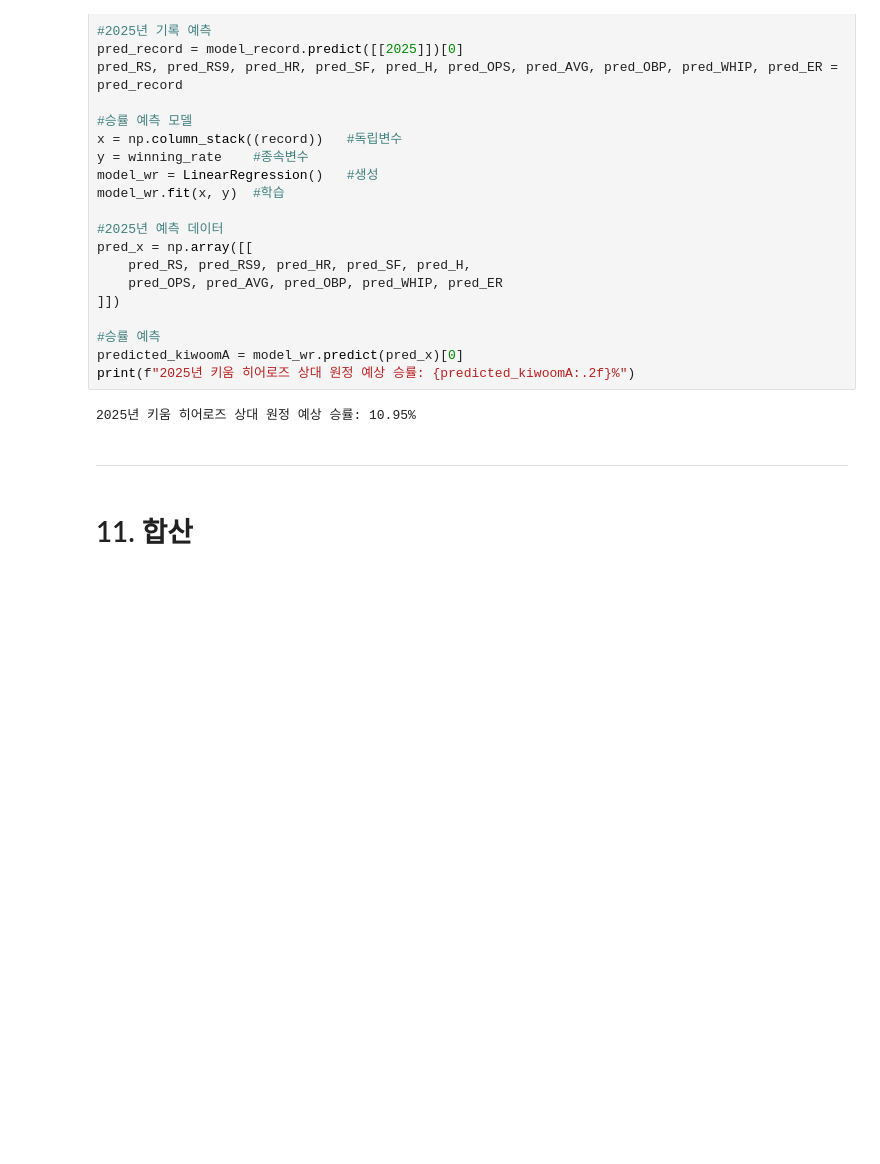
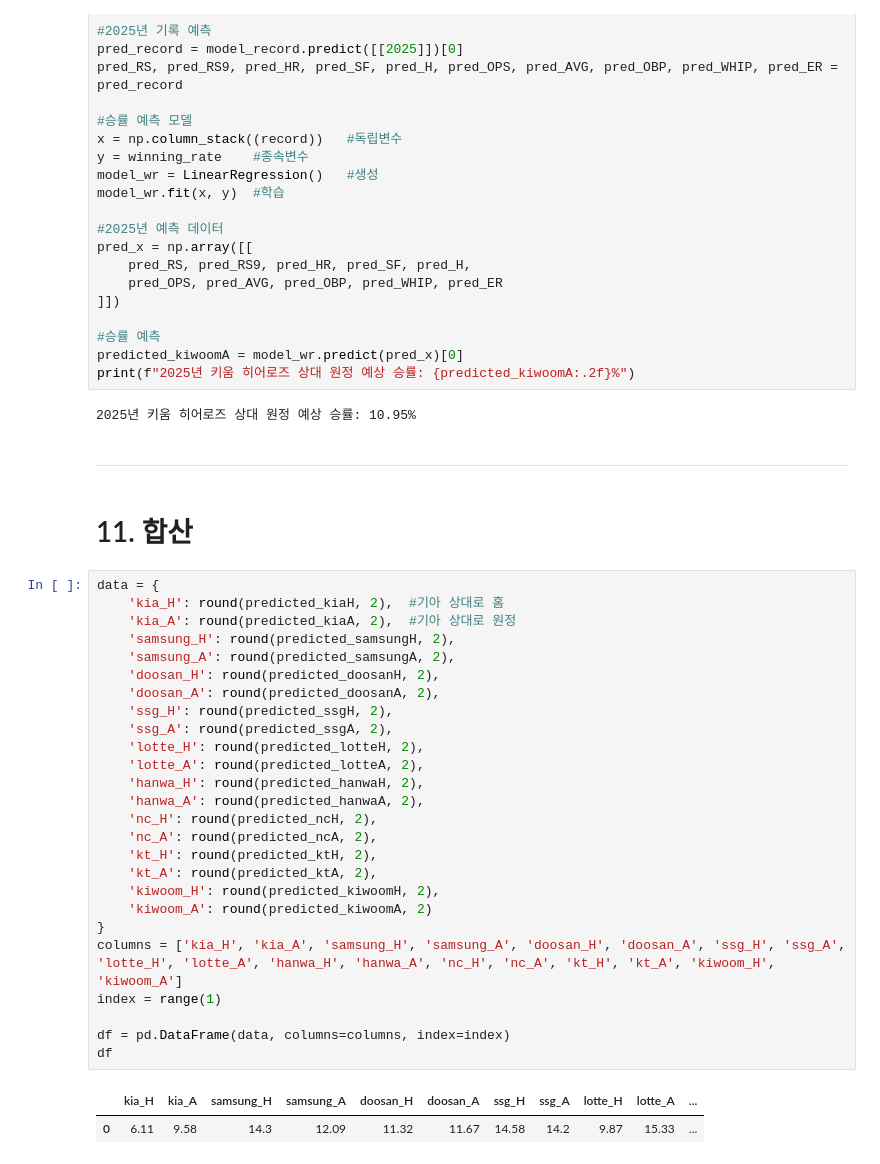
Before and after one commit to IAMKIMEUNSEO/predict2025_kbo_lgtwins_winning_rate, a Jupyter notebook: lgtwins.ipynb, the cells around one changed output. Saved outputs shown, nothing was run; the diff lists cells and outputs as text; blank space fills up the shorter version.

```diff
--- a/lgtwins.ipynb
+++ b/lgtwins.ipynb
@@ -1826,3 +1826,32 @@ print(f"2025년 키움 히어로즈 상대 원정 예상 승률: {predicted_kiwo
 ---
 # %% [markdown]
 # 11. 합산
+# %%
+data = {
+    'kia_H': round(predicted_kiaH, 2),  #기아 상대로 홈
+    'kia_A': round(predicted_kiaA, 2),  #기아 상대로 원정
+    'samsung_H': round(predicted_samsungH, 2),
+    'samsung_A': round(predicted_samsungA, 2),
+    'doosan_H': round(predicted_doosanH, 2),
+    'doosan_A': round(predicted_doosanA, 2),
+    'ssg_H': round(predicted_ssgH, 2),
+    'ssg_A': round(predicted_ssgA, 2),
+    'lotte_H': round(predicted_lotteH, 2),
+    'lotte_A': round(predicted_lotteA, 2),
+    'hanwa_H': round(predicted_hanwaH, 2),
+    'hanwa_A': round(predicted_hanwaA, 2),
+    'nc_H': round(predicted_ncH, 2),
+    'nc_A': round(predicted_ncA, 2),
+    'kt_H': round(predicted_ktH, 2),
+    'kt_A': round(predicted_ktA, 2),
+    'kiwoom_H': round(predicted_kiwoomH, 2),
+    'kiwoom_A': round(predicted_kiwoomA, 2)
+}
+columns = ['kia_H', 'kia_A', 'samsung_H', 'samsung_A', 'doosan_H', 'doosan_A', 'ssg_H', 'ssg_A', 'lotte_H', 'lotte_A', 'hanwa_H', 'hanwa_A', 'nc_H', 'nc_A', 'kt_H', 'kt_A', 'kiwoom_H', 'kiwoom_A']
+index = range(1)
+
+df = pd.DataFrame(data, columns=columns, index=index)
+df
+# %% [output]
+|  | kia_H | kia_A | samsung_H | samsung_A | doosan_H | doosan_A | ssg_H | ssg_A | lotte_H | lotte_A | ... |
+| 0 | 6.11 | 9.58 | 14.3 | 12.09 | 11.32 | 11.67 | 14.58 | 14.2 | 9.87 | 15.33 | ... |
```
Also changed, not shown: parts of 2 cells of this notebook.
